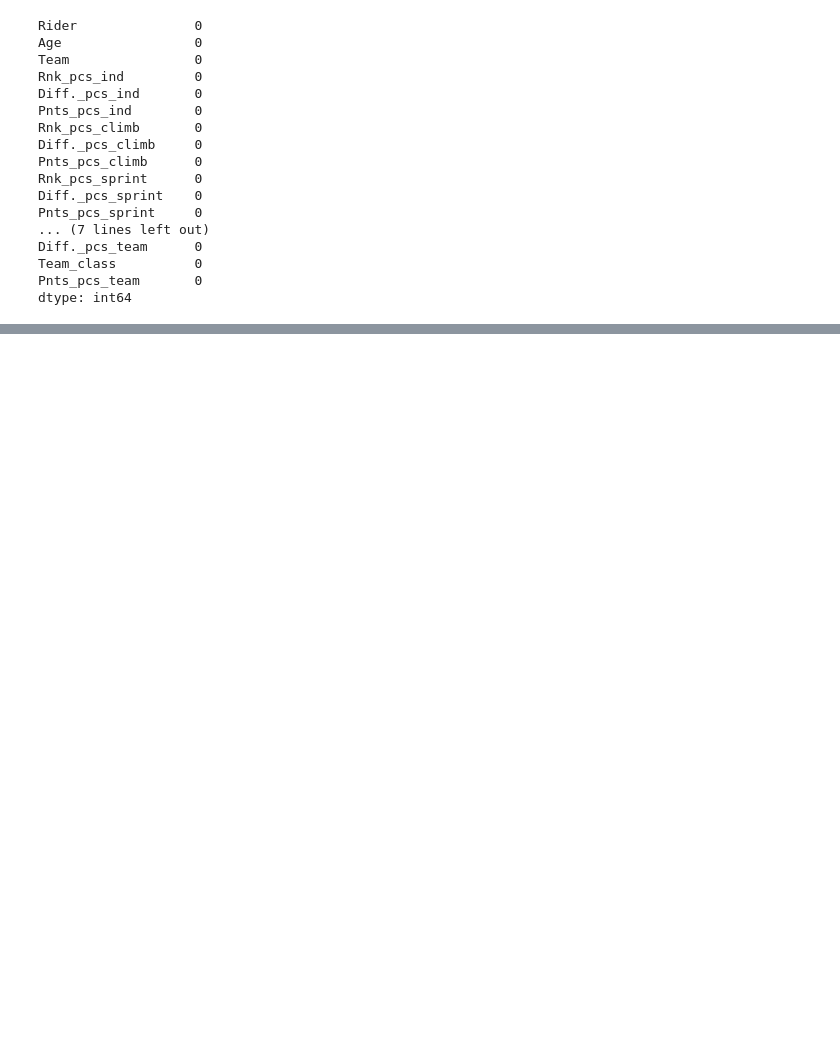
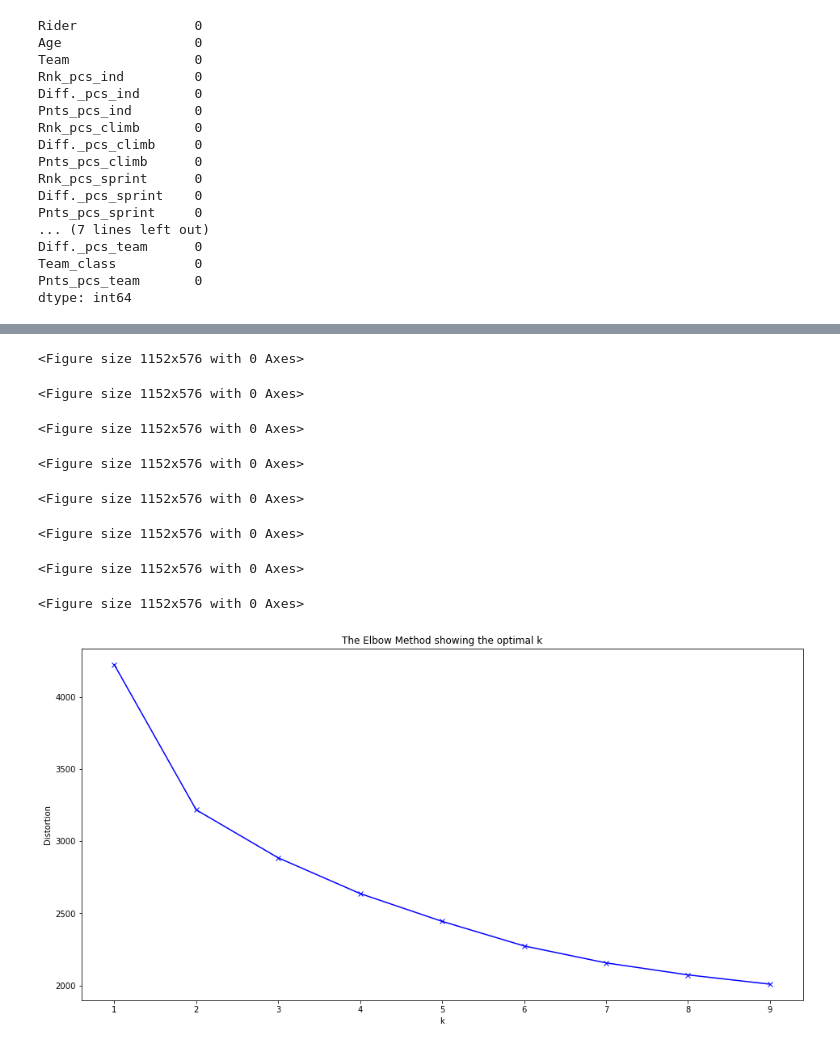
Before and after one commit to fedalza/lighthouse-data-notes, a Jupyter notebook: Final_project/imputer_script.ipynb, the cells around one changed output, grey strips where cells are left out. Saved outputs shown, nothing was run; the diff lists cells and outputs as text; code cells hidden in the pictures; blank space fills up the shorter version.

Commit message:
uci data

```diff
--- a/Final_project/imputer_script.ipynb
+++ b/Final_project/imputer_script.ipynb
@@ -69,0 +122,8 @@ dtype: int64
+# %%
+# Relative Trend
+riders_profile['Diff._pcs_ind'] = riders_profile['Diff._pcs_ind']/(riders_profile['Diff._pcs_ind']+riders_profile['Rnk_pcs_ind'])
+riders_profile['Diff._pcs_climb'] = riders_profile['Diff._pcs_climb']/(riders_profile['Diff._pcs_climb']+riders_profile['Rnk_pcs_climb'])
+riders_profile['Diff._pcs_sprint'] = riders_profile['Diff._pcs_sprint']/(riders_profile['Diff._pcs_sprint']+riders_profile['Rnk_pcs_sprint'])
+riders_profile['Diff._pcs_gc'] = riders_profile['Diff._pcs_gc']/(riders_profile['Diff._pcs_gc']+riders_profile['Rnk_pcs_gc'])
+riders_profile['Diff._pcs_tt'] = riders_profile['Diff._pcs_tt']/(riders_profile['Diff._pcs_tt']+riders_profile['Rnk_pcs_tt'])
+riders_profile
@@ -69,0 +169,11 @@ dtype: int64
+# %%
+num_feats = riders_profile.columns[riders_profile.dtypes != 'object']
+# %%
+import numpy as np
+from sklearn.preprocessing import PowerTransformer
+
+pt_yj = PowerTransformer()
+pt_bc = PowerTransformer(method='box-cox') # positive only data
+# %%
+df_scaled = pt_yj.fit_transform(riders_profile.loc[:,num_feats])
+df_scaled = pd.DataFrame(df_scaled,columns=num_feats,index=riders_profile.Rider)
@@ -69,0 +189,24 @@ dtype: int64
+# %%
+distortions = []
+K = range(1,10)
+for k in K:
+    kmeanModel = KMeans(n_clusters=k)
+    kmeanModel.fit(df_scaled)
+    distortions.append(kmeanModel.inertia_)
+    plt.figure(figsize=(16,8))
+
+plt.plot(K, distortions, 'bx-')
+plt.xlabel('k')
+plt.ylabel('Distortion')
+plt.title('The Elbow Method showing the optimal k')
+plt.show()
+# %% [output]
+<Figure size 1152x576 with 0 Axes>
+<Figure size 1152x576 with 0 Axes>
+<Figure size 1152x576 with 0 Axes>
+<Figure size 1152x576 with 0 Axes>
+<Figure size 1152x576 with 0 Axes>
+<Figure size 1152x576 with 0 Axes>
+<Figure size 1152x576 with 0 Axes>
+<Figure size 1152x576 with 0 Axes>
+[figure, added]
```
Also changed, not shown: parts of 20 cells of this notebook, 7 other files.
